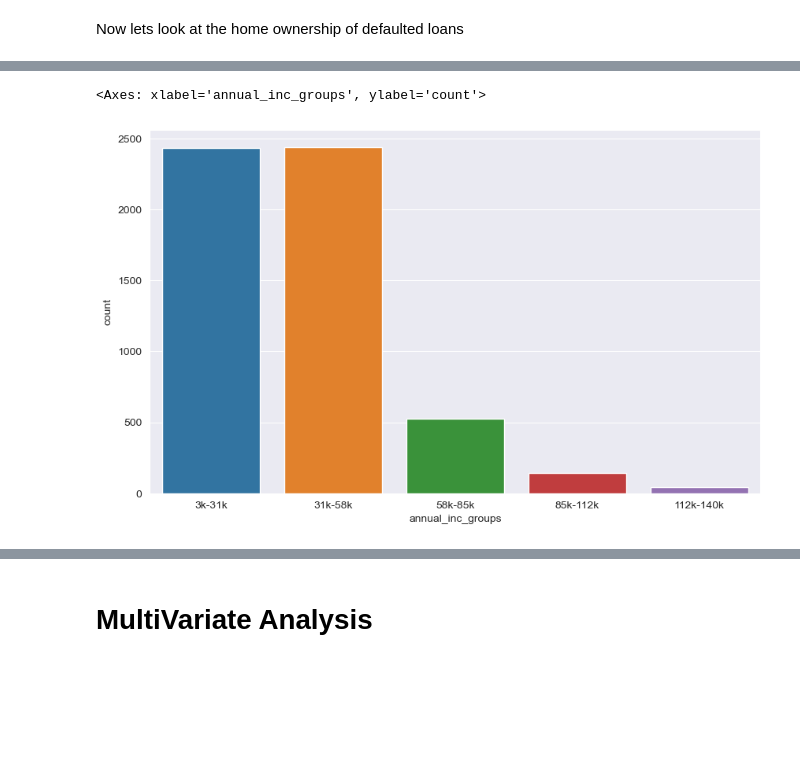
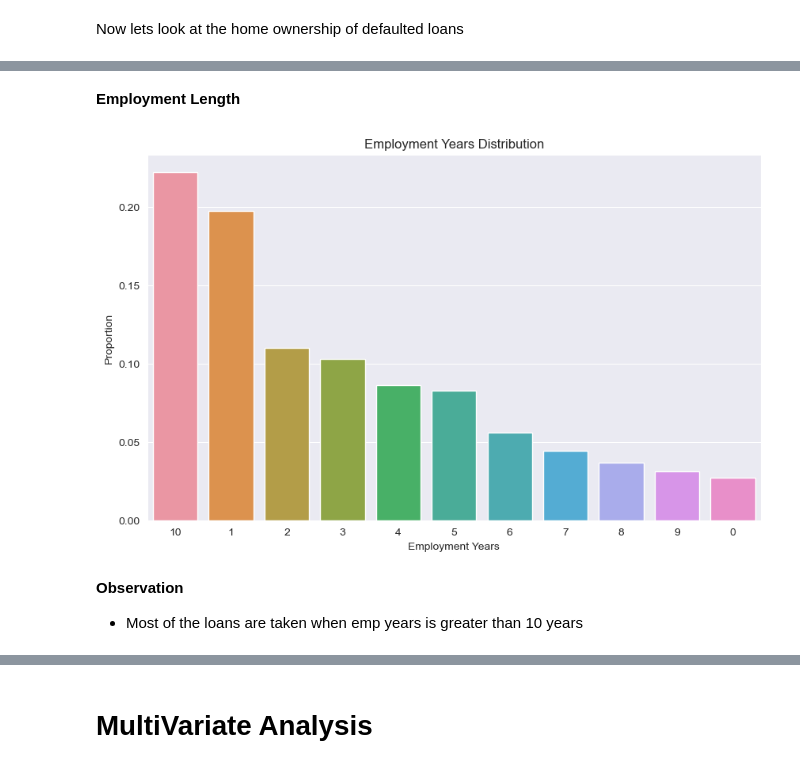
Before and after one commit to vivekbabu/LendingClubCaseStudy, a Jupyter notebook: Group_Facilitator_Name.ipynb, the cells around one changed output, grey strips where cells are left out. Cells and saved outputs as stored; diff of their text form; code cells hidden in the pictures; blank space fills up the shorter version.

```diff
--- a/Group_Facilitator_Name.ipynb
+++ b/Group_Facilitator_Name.ipynb
@@ -478,11 +499,16 @@ If home ownership is rent then there is more chance of defaulting
-# %%
-loan_df1 = loan_df[loan_df.loan_status == 'Charged Off']
-
-loan_df1['annual_inc_groups'] = pd.cut(loan_df1.annual_inc, bins=5,precision =0,labels =['3k-31k','31k-58k','58k-85k','85k-112k','112k-140k'])
-loan_df['annual_inc_groups'] = pd.cut(loan_df.annual_inc, bins=5,precision =0,labels =['3k-31k','31k-58k','58k-85k','85k-112k','112k-140k'])
-
-fig, ax = plt.subplots(figsize = (10,6))
-sns.countplot(x='annual_inc_groups', data=loan_df1)
-# %% [output]
-<Axes: xlabel='annual_inc_groups', ylabel='count'>
-[figure, removed]
+# %% [markdown]
+**Employment Length**
+# %%
+plt.figure(figsize=(10,6))
+probabilty_distribution = loan_df.emp_length.value_counts(normalize=True).reset_index()
+
+sns.barplot(x='index', y="emp_length", data=probabilty_distribution)
+plt.xlabel('Employment Years')
+plt.ylabel('Proportion')
+plt.title('Employment Years Distribution')
+plt.show()
+# %% [output]
+[figure, added]
+# %% [markdown]
+**Observation**
+- Most of the loans are taken when emp years is greater than 10 years
```
Also changed, not shown: parts of 23 cells of this notebook.
